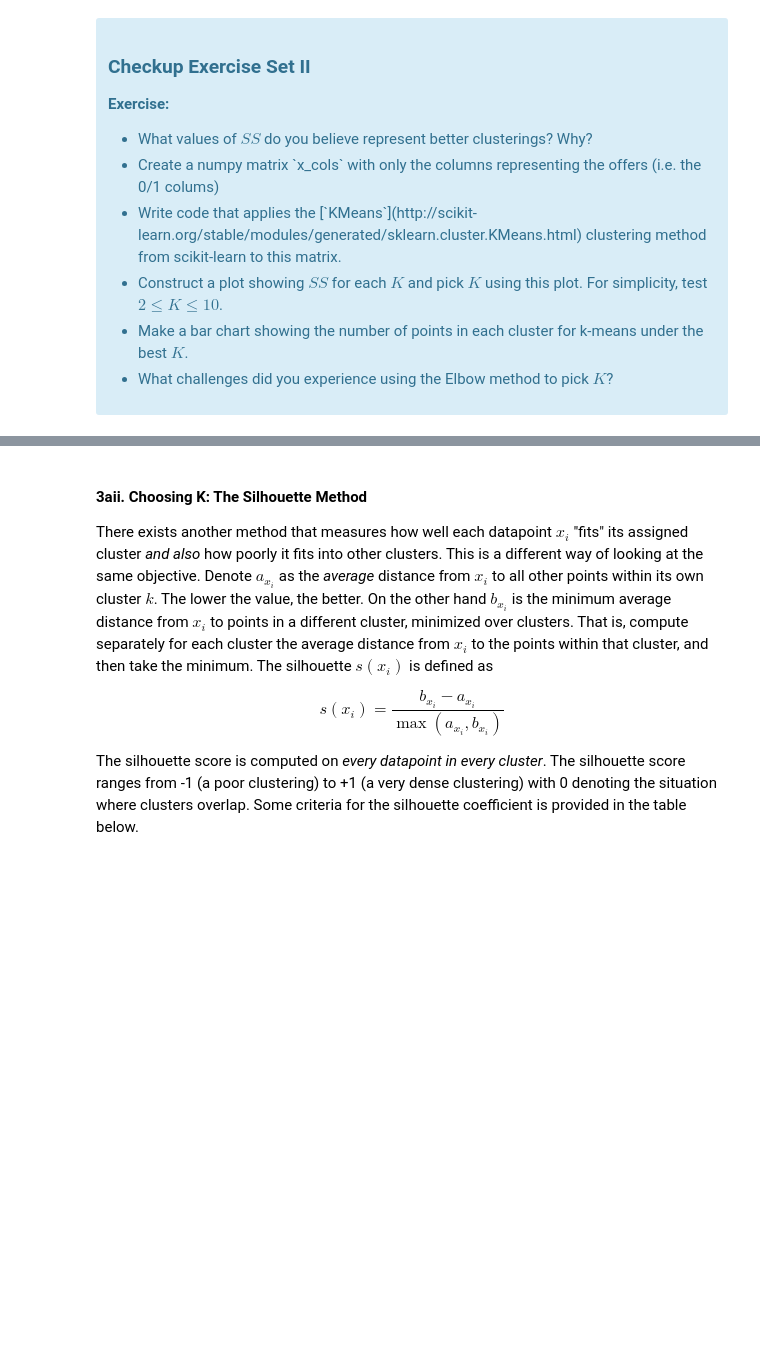
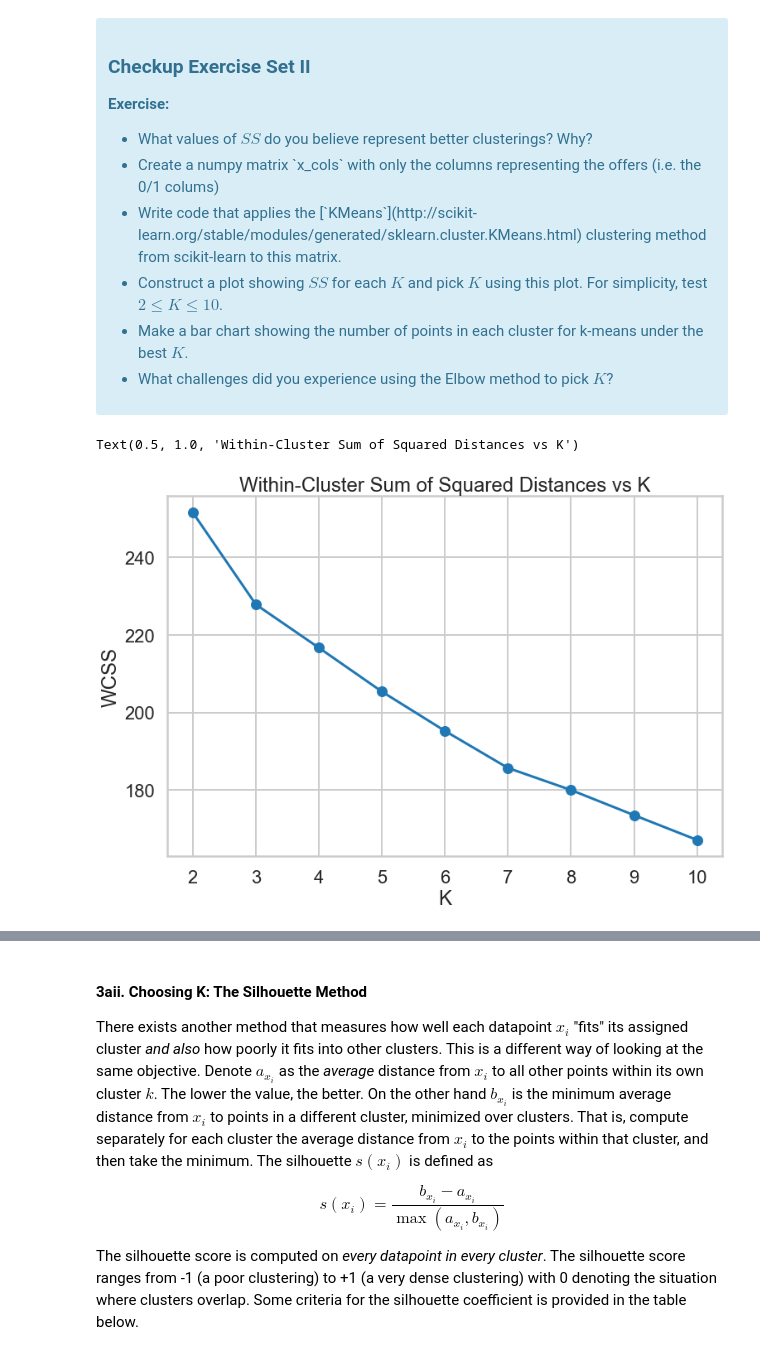
Before and after one commit to ehardwick2/Unsupervised_Learning, a Jupyter notebook: Clustering Case Study - Customer Segmentation with K-Means - Tier 3.ipynb, the cells around one changed output, grey strips where cells are left out. Saved outputs shown, nothing was run; the diff lists cells and outputs as text; code cells hidden in the pictures; blank space fills up the shorter version.

```diff
--- a/Clustering Case Study - Customer Segmentation with K-Means - Tier 3.ipynb
+++ b/Clustering Case Study - Customer Segmentation with K-Means - Tier 3.ipynb
@@ -151,0 +162,28 @@ where $x_i$ is a point, $C_k$ represents cluster $k$ and $\mu_k$ is the centroid
+# %%
+# create numpy matrix with offer id pivoted df
+X = pivoted.to_numpy()
+
+# instantiate empty list to hold SS for each valuye of K
+ss = []
+
+#instantiate empty dict to hold cluster assignments for each value of K
+clusters = {}
+
+#list of K values we want to evaluate
+K_range = list(range(2,11))
+
+for K in K_range:
+    model = sklearn.cluster.KMeans(n_clusters = K, random_state=47)
+    cluster_assignments = model.fit_predict(X)
+    centers = model.cluster_centers_
+    ss.append(np.sum((X-centers[cluster_assignments])**2))
+    clusters[str(K)] = cluster_assignments
+
+plt.figure(figsize=(12,8))
+plt.plot(K_range, ss, marker='o')
+plt.xlabel("K")
+plt.ylabel("WCSS")
+plt.title("Within-Cluster Sum of Squared Distances vs K")
+# %% [output]
+Text(0.5, 1.0, 'Within-Cluster Sum of Squared Distances vs K')
+[figure, added]
```
Also changed, not shown: parts of 17 cells of this notebook.
